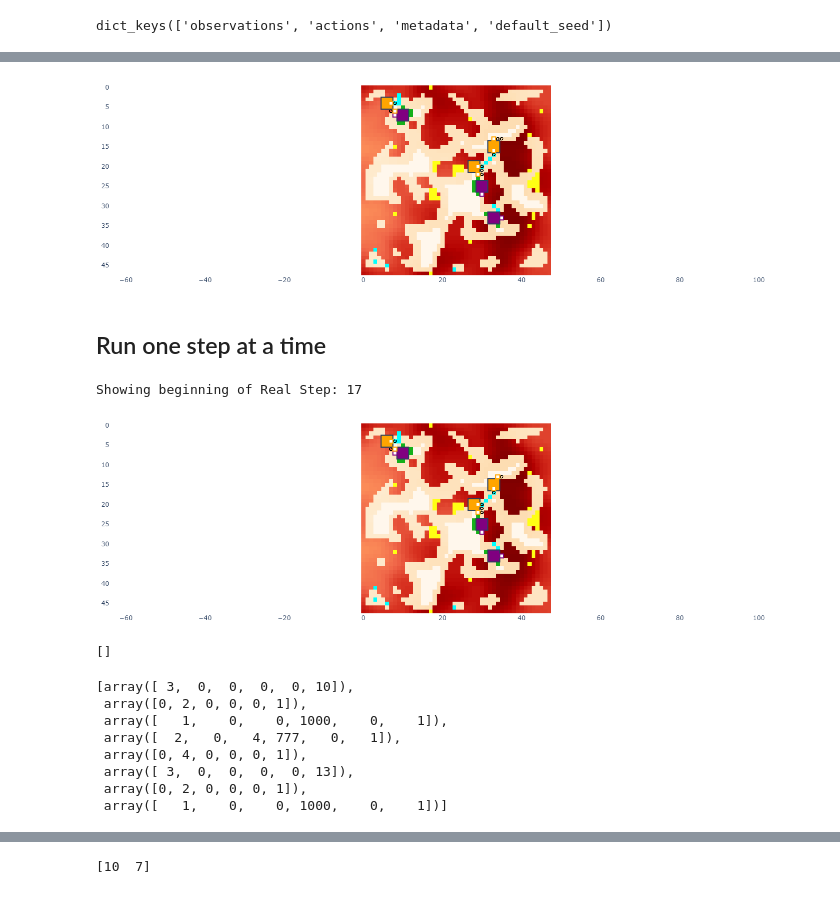
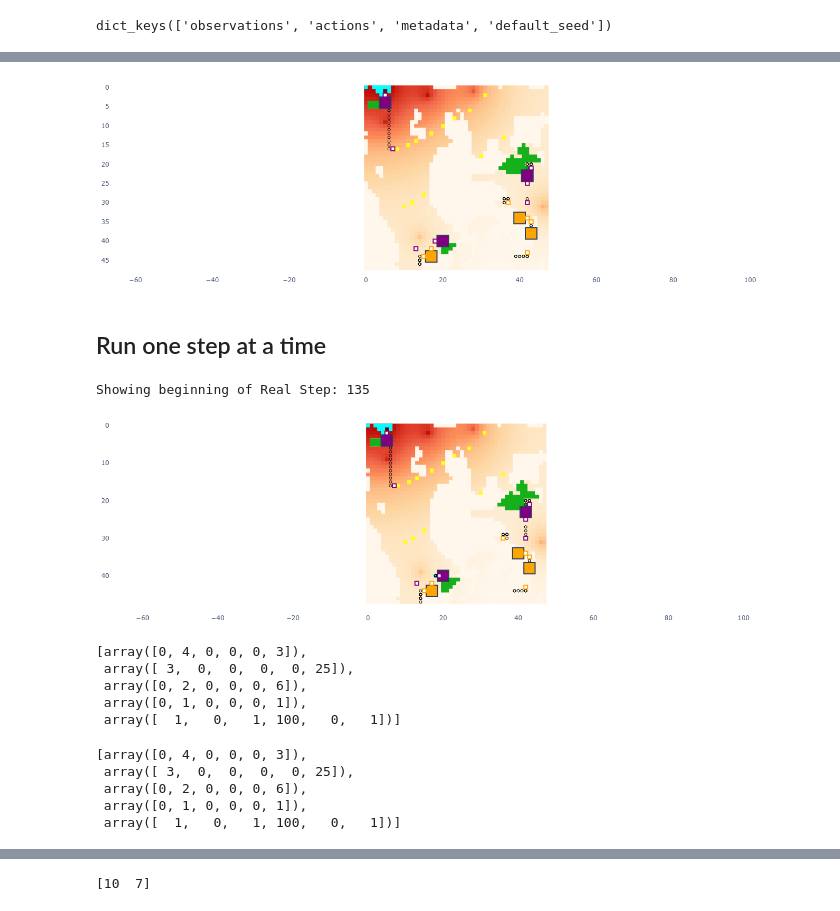
Before and after one commit to TimChild/lux2022, a Jupyter notebook: agent_v2_1/local_replay_viewer.ipynb, the cells around one changed output, grey strips where cells are left out. Drawn from its saved outputs; the diff is of its cells as text; code cells hidden in the pictures.

```diff
--- a/agent_v2_1/local_replay_viewer.ipynb
+++ b/agent_v2_1/local_replay_viewer.ipynb
@@ -66,8 +72,8 @@ myenv.show()
 # %%
-myenv.run_to_step(22)
+myenv.run_to_step(132)
 myenv.show()
 # %% [output]
-[figure, old version]
+[figure, new version]
 # %% [markdown]
 ## Run one step at a time
 # %%
@@ -77,33 +83,34 @@ from mining_planner import MiningRoutePlanner
 import copy
 # %%
 update_logging_level(logging.DEBUG)
-myenv.undo()
+# myenv.undo()
 myenv.step()
 print(f'Showing beginning of Real Step: {myenv.real_env_steps + 1}')
 myenv.show()
 # %% [output]
-Showing beginning of Real Step: 17
+Showing beginning of Real Step: 135
-[figure, old version]
+[figure, new version]
 # %%
 agent = myenv.agent
-unit = myenv.agent.master.units.friendly.all['unit_8']
+unit = myenv.agent.master.units.friendly.all['unit_18']
 unit.action_queue
 # %% [output]
-[]
+[array([0, 4, 0, 0, 0, 3]),
+ array([ 3,  0,  0,  0,  0, 25]),
+ array([0, 2, 0, 0, 0, 6]),
+ array([0, 1, 0, 0, 0, 1]),
+ array([  1,   0,   1, 100,   0,   1])]
 # %%
 myenv.undo()
 myenv.agent._beginning_of_step_update(myenv.env_step, myenv.obs[myenv.agent.player], 1)
 # %%
 agent = myenv.agent
-unit = myenv.agent.master.units.friendly.all['unit_8']
+unit = myenv.agent.master.units.friendly.all['unit_18']
 unit.action_queue
 # %% [output]
-[array([ 3,  0,  0,  0,  0, 10]),
- array([0, 2, 0, 0, 0, 1]),
- array([   1,    0,    0, 1000,    0,    1]),
- array([  2,   0,   4, 777,   0,   1]),
- array([0, 4, 0, 0, 0, 1]),
- array([ 3,  0,  0,  0,  0, 13]),
- array([0, 2, 0, 0, 0, 1]),
- array([   1,    0,    0, 1000,    0,    1])]
+[array([0, 4, 0, 0, 0, 3]),
+ array([ 3,  0,  0,  0,  0, 25]),
+ array([0, 2, 0, 0, 0, 6]),
+ array([0, 1, 0, 0, 0, 1]),
+ array([  1,   0,   1, 100,   0,   1])]
 # %%
```
Also changed, not shown: parts of 11 cells of this notebook, 2 other files.
